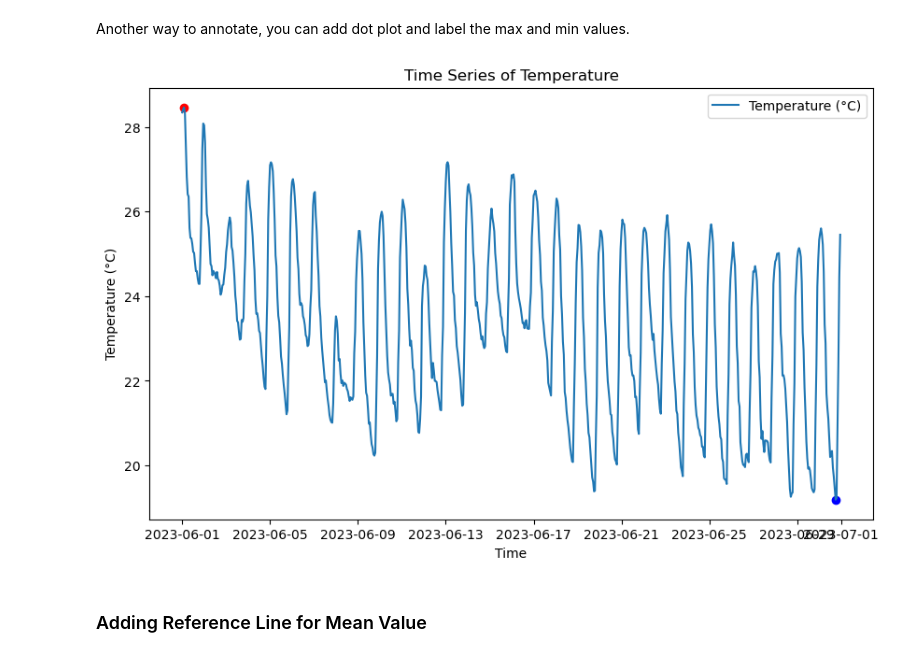
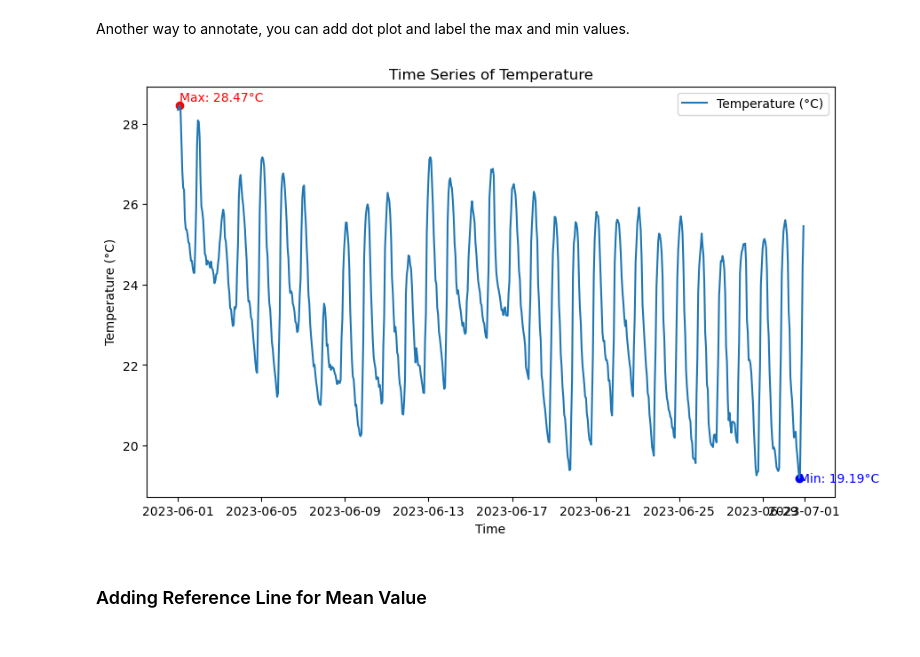
Before and after one commit to achmadrifani/fiji-training-2024, a Jupyter notebook: notebooks/day_06/03_Time_series_plotting.ipynb, the cells around one changed output. Saved outputs shown, nothing was run; the diff lists cells and outputs as text; code cells hidden in the pictures.

```diff
--- a/notebooks/day_06/03_Time_series_plotting.ipynb
+++ b/notebooks/day_06/03_Time_series_plotting.ipynb
@@ -92,23 +92,25 @@ Another way to annotate, you can add dot plot and label the max and min values.
 # %%
 plt.figure(figsize=(10, 6))
 plt.plot(df.index, df['t2m_C'], label='Temperature (°C)')
 plt.xlabel('Time')
 plt.ylabel('Temperature (°C)')
 plt.title('Time Series of Temperature')
 plt.legend()
 
 # Annotating max and min values
 max_temp = df['t2m_C'].max()
 min_temp = df['t2m_C'].min()
 max_date = df['t2m_C'].idxmax()
 min_date = df['t2m_C'].idxmin()
 
 plt.scatter(max_date, max_temp, color='red', label=f'Max: {max_temp:.2f}°C')
 plt.scatter(min_date, min_temp, color='blue', label=f'Min: {min_temp:.2f}°C')
 
+plt.text(max_date, max_temp + 0.1, f'Max: {max_temp:.2f}°C', color='red')
+plt.text(min_date, min_temp - 0.1, f'Min: {min_temp:.2f}°C', color='blue')
 plt.show()
 # %% [output]
-[figure, old version]
+[figure, new version]
 # %% [markdown]
 ### Adding Reference Line for Mean Value
 # %%
```
Also changed, not shown: parts of 1 cell of this notebook.
